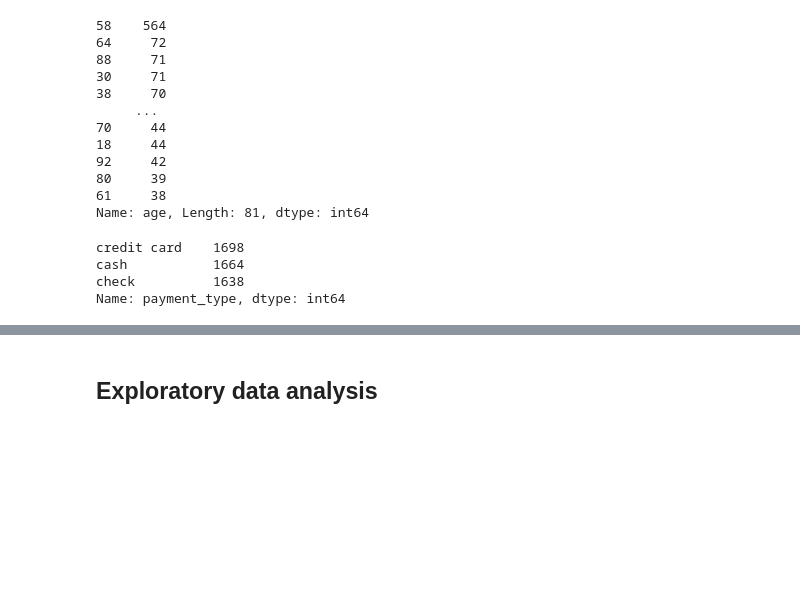
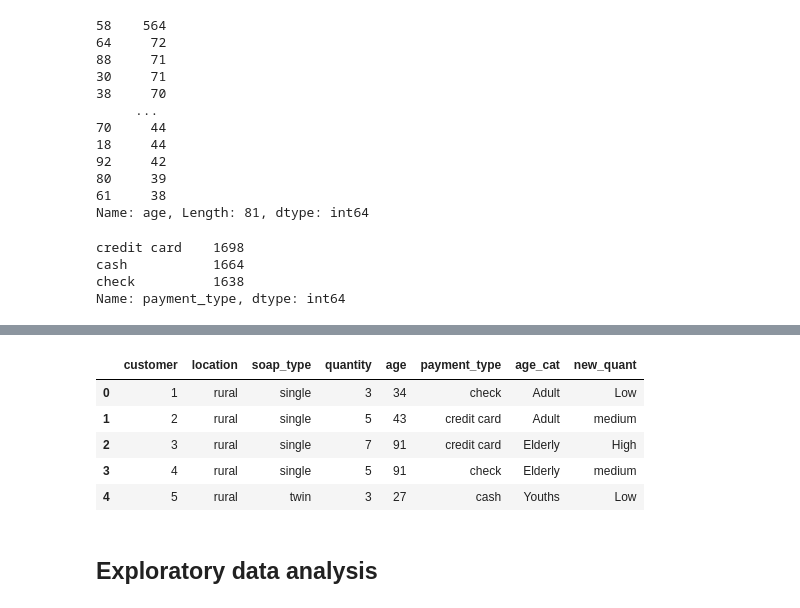
Before and after one commit to danielkimutai/Predicting-type-of-soap, a Jupyter notebook: index.ipynb, the cells around one changed output, grey strips where cells are left out. Cells and saved outputs as stored; diff of their text form; code cells hidden in the pictures; blank space fills up the shorter version.

```diff
--- a/index.ipynb
+++ b/index.ipynb
@@ -198,3 +198,6 @@ credit card    1698
 cash           1664
 check          1638
 Name: payment_type, dtype: int64
+# %%
+df1=df.copy()
+df1.head()
@@ -200,0 +211,16 @@ Name: payment_type, dtype: int64
+# %%
+# Binning the age
+def age_cat(age):
+    """A function that bins ages into different groups"""
+    if age <= 19 :
+        return "Teenagers"
+    elif age > 19 and age <= 30 :
+        return "Youths"
+    elif age >30 and age <= 55 :
+        return "Adult"
+    else :
+        return "Elderly"
+
+# applying the function to create a new column
+df1["age_cat"] = df1['age'].apply(age_cat)
+df1.head()
@@ -201,3 +234,24 @@ Name: payment_type, dtype: int64
+# %%
+# Binning the quantities
+def quantities(quantity):
+    """A function that bins quantities"""
+    if quantity <= 3 :
+        return "Low"
+    elif quantity > 3 and quantity <= 6 :
+        return "medium"
+    else:
+        return "High"
+
+# Applying the function to create a new column
+df1["new_quant"] = df1["quantity"].apply(quantities)
+df1.head()
+# %% [output]
+|  | customer | location | soap_type | quantity | age | payment_type | age_cat | new_quant |
+| 0 | 1 | rural | single | 3 | 34 | check | Adult | Low |
+| 1 | 2 | rural | single | 5 | 43 | credit card | Adult | medium |
+| 2 | 3 | rural | single | 7 | 91 | credit card | Elderly | High |
+| 3 | 4 | rural | single | 5 | 91 | check | Elderly | medium |
+| 4 | 5 | rural | twin | 3 | 27 | cash | Youths | Low |
 # %% [markdown]
 ## Exploratory data analysis
 # %% [markdown]
```
Also changed, not shown: parts of 8 cells of this notebook.
